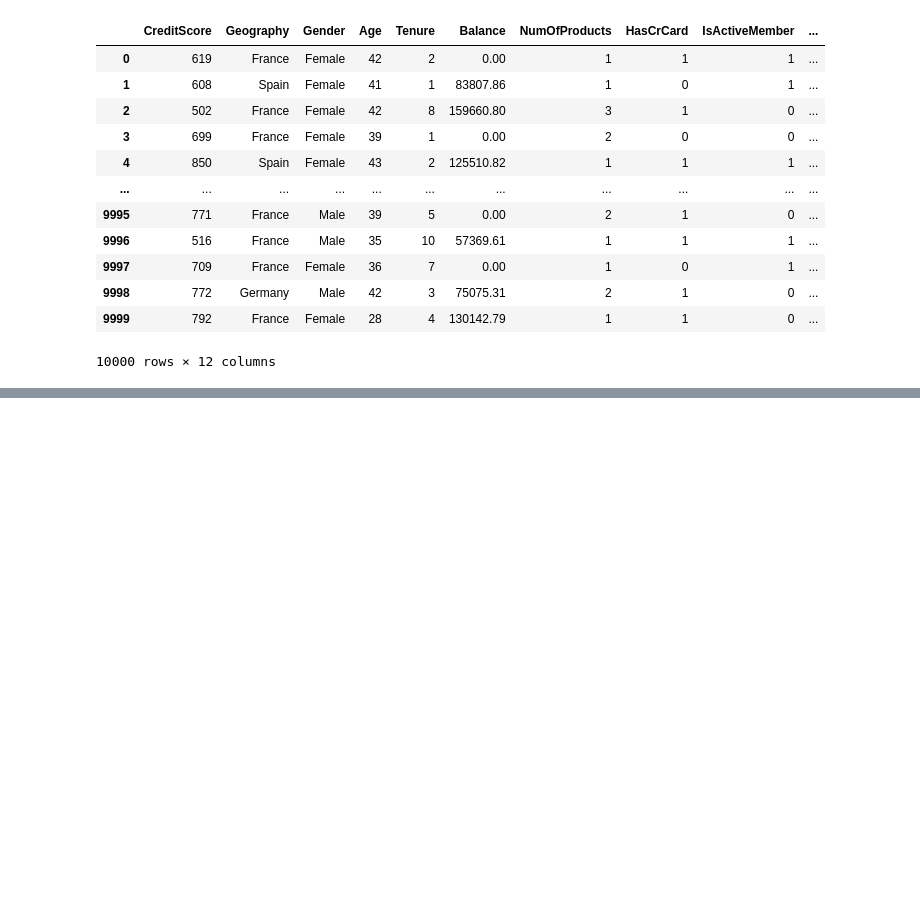
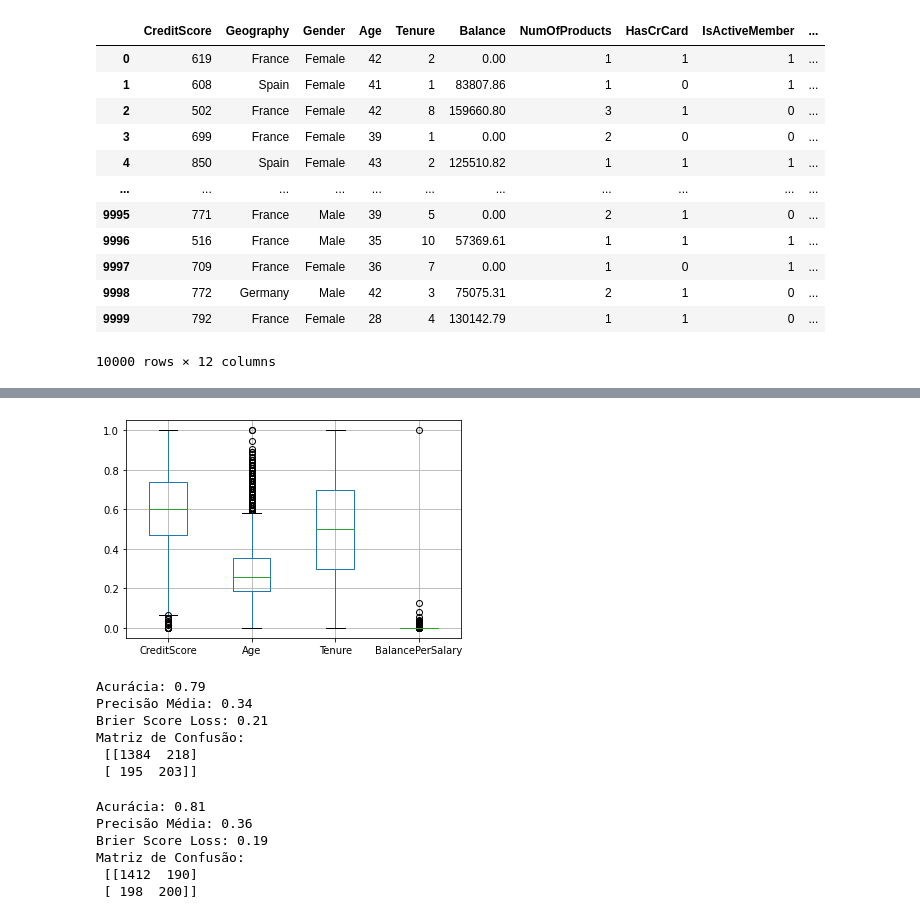
Before and after one commit to rsobralm/IA, a Jupyter notebook: P2/Questao_1.ipynb, the cells around one changed output, grey strips where cells are left out. Cells and saved outputs as stored; diff of their text form; code cells hidden in the pictures; blank space fills up the shorter version.

```diff
--- a/P2/Questao_1.ipynb
+++ b/P2/Questao_1.ipynb
@@ -90,0 +99,15 @@ df.describe()
+# %%
+le = preprocessing.LabelEncoder() #transforma atributos qualitativos em quantitativos
+for column in df.columns:
+    if df[column].dtypes == 'object':
+        df[column] = le.fit_transform(df[column])
+
+
+scaler = preprocessing.MinMaxScaler()
+names = df.columns
+d = scaler.fit_transform(df)
+df = pd.DataFrame(d, columns=names) #df normalizado (todos os dados no intervalo [0,1])
+# %%
+boxplot = df.boxplot(column=["CreditScore", "Age","Tenure", "BalancePerSalary"])
+# %% [output]
+[figure, added]
@@ -90,0 +131,31 @@ df.describe()
+# %%
+print("Acurácia: %0.2f" % (metrics.accuracy_score(testTarget, resultCLF)))
+print("Precisão Média: %0.2f" % (metrics.average_precision_score(testTarget, resultCLF)))
+print("Brier Score Loss: %0.2f" % (metrics.brier_score_loss(testTarget, resultCLF)))
+
+matrizConfusao = metrics.confusion_matrix(testTarget, resultCLF)
+print("Matriz de Confusão:\n",matrizConfusao)
+# %% [output]
+Acurácia: 0.79
+Precisão Média: 0.34
+Brier Score Loss: 0.21
+Matriz de Confusão:
+ [[1384  218]
+ [ 195  203]]
+# %%
+clf = DecisionTreeClassifier(min_samples_leaf=3)
+clf.fit(trainSample.values, trainTarget.values)
+resultCLF = clf.predict(testSample.values)
+print("Acurácia: %0.2f" % (metrics.accuracy_score(testTarget, resultCLF)))
+print("Precisão Média: %0.2f" % (metrics.average_precision_score(testTarget, resultCLF)))
+print("Brier Score Loss: %0.2f" % (metrics.brier_score_loss(testTarget, resultCLF)))
+
+matrizConfusao = metrics.confusion_matrix(testTarget, resultCLF)
+print("Matriz de Confusão:\n",matrizConfusao)
+# %% [output]
+Acurácia: 0.81
+Precisão Média: 0.36
+Brier Score Loss: 0.19
+Matriz de Confusão:
+ [[1412  190]
+ [ 198  200]]
```
Also changed, not shown: parts of 12 cells of this notebook.
